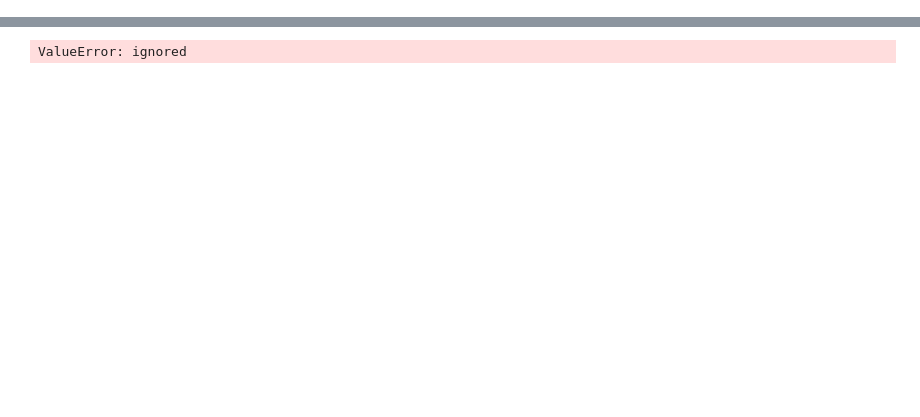
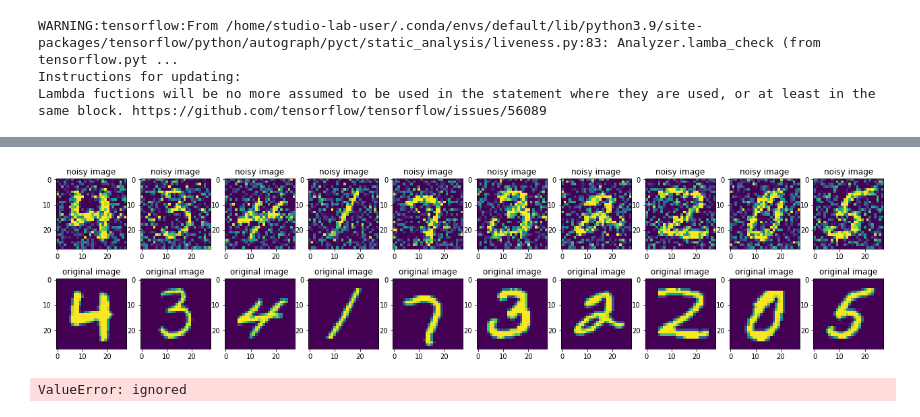
Before and after one commit to fynnomenon/iannwtf_group06_homework, a Jupyter notebook: homework_08/homework08.ipynb, the cells around one changed output, grey strips where cells are left out. Saved outputs shown, nothing was run; the diff lists cells and outputs as text; code cells hidden in the pictures; blank space fills up the shorter version.

Commit message:
fix: plotting

```diff
--- a/homework_08/homework08.ipynb
+++ b/homework_08/homework08.ipynb
@@ -10,6 +10,36 @@ import math
 import datetime
 import tqdm
 import pprint
+# %%
+# add an empty dimension and scale the images to values between 0 and 1
+normalize = lambda x: tf.cast(tf.expand_dims(x, -1), tf.float32) / 255.
+
+# add noise to the image
+add_noise = lambda x, e: tf.clip_by_value(x + e * tf.random.normal(mean=0., stddev=1., shape=x.shape),
+                                          clip_value_min=0.,
+                                          clip_value_max=1.)
+
+def prepare_data(ds, noise_level=0.4, batch_size=32):
+    # apply lambda functions
+    ds = ds.map(lambda x,t: (normalize(x), normalize(t)))
+    ds = ds.map(lambda x,t: (add_noise(x, noise_level), t))
+
+    # shuffle, batch, prefetch
+    ds = ds.cache().shuffle(1028).batch(batch_size).prefetch(tf.data.AUTOTUNE)
+
+    return ds
+
+def plot_images(ds, img_size=(28,28)):
+    fig, ax = plt.subplots(nrows=2, ncols=10, figsize=(22,5))
+
+    for noisy_images, original_images in ds.take(1):
+        for i in range(10):
+            ax[0,i].imshow(noisy_images[i].numpy().reshape(img_size))
+            ax[0,i].set(title='noisy image')
+            ax[1,i].imshow(original_images[i].numpy().reshape(img_size))
+            ax[1,i].set(title='original image')
+
+    plt.show();
 # %%
 # load the dataset
 (X_train,_), (X_test,_) = tf.keras.datasets.mnist.load_data()
@@ -17,3 +47,14 @@ import pprint
 # set the originial images as targets
 train_ds = tf.data.Dataset.from_tensor_slices((X_train, X_train))
 test_ds = tf.data.Dataset.from_tensor_slices((X_test, X_test))
+
+# prepare the dataset
+train_ds = prepare_data(train_ds)
+test_ds = prepare_data(test_ds)
+
+# plot the noisy images and the original target images
+plot_images(train_ds)
+# %% [output]
+WARNING:tensorflow:From /home/studio-lab-user/.conda/envs/default/lib/python3.9/site-packages/tensorflow/python/autograph/pyct/static_analysis/liveness.py:83: Analyzer.lamba_check (from tensorflow.pyt ...
+Instructions for updating:
+Lambda fuctions will be no more assumed to be used in the statement where they are used, or at least in the same block. https://github.com/tensorflow/tensorflow/issues/56089
@@ -19,0 +62 @@ test_ds = tf.data.Dataset.from_tensor_slices((X_test, X_test))
+[figure, added]
```
Also changed, not shown: parts of 3 cells of this notebook.
